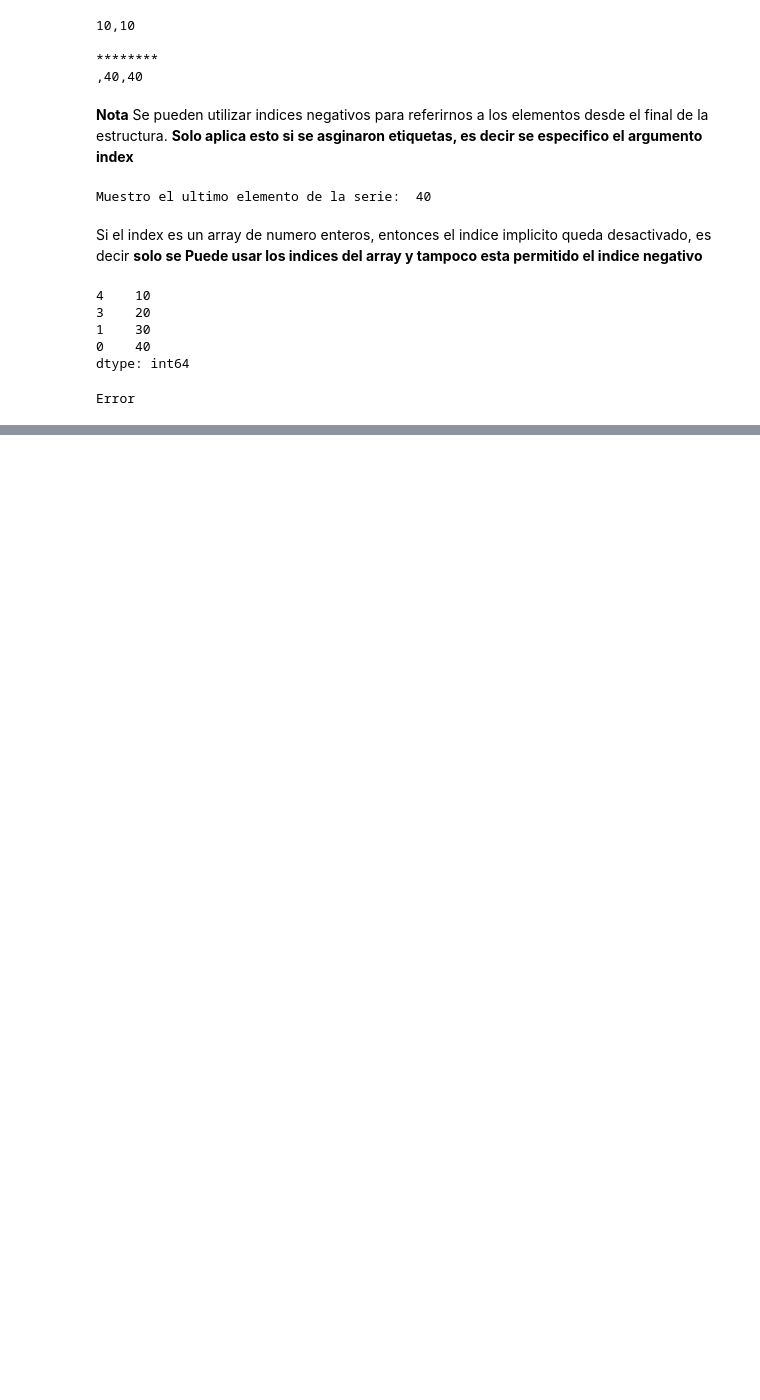
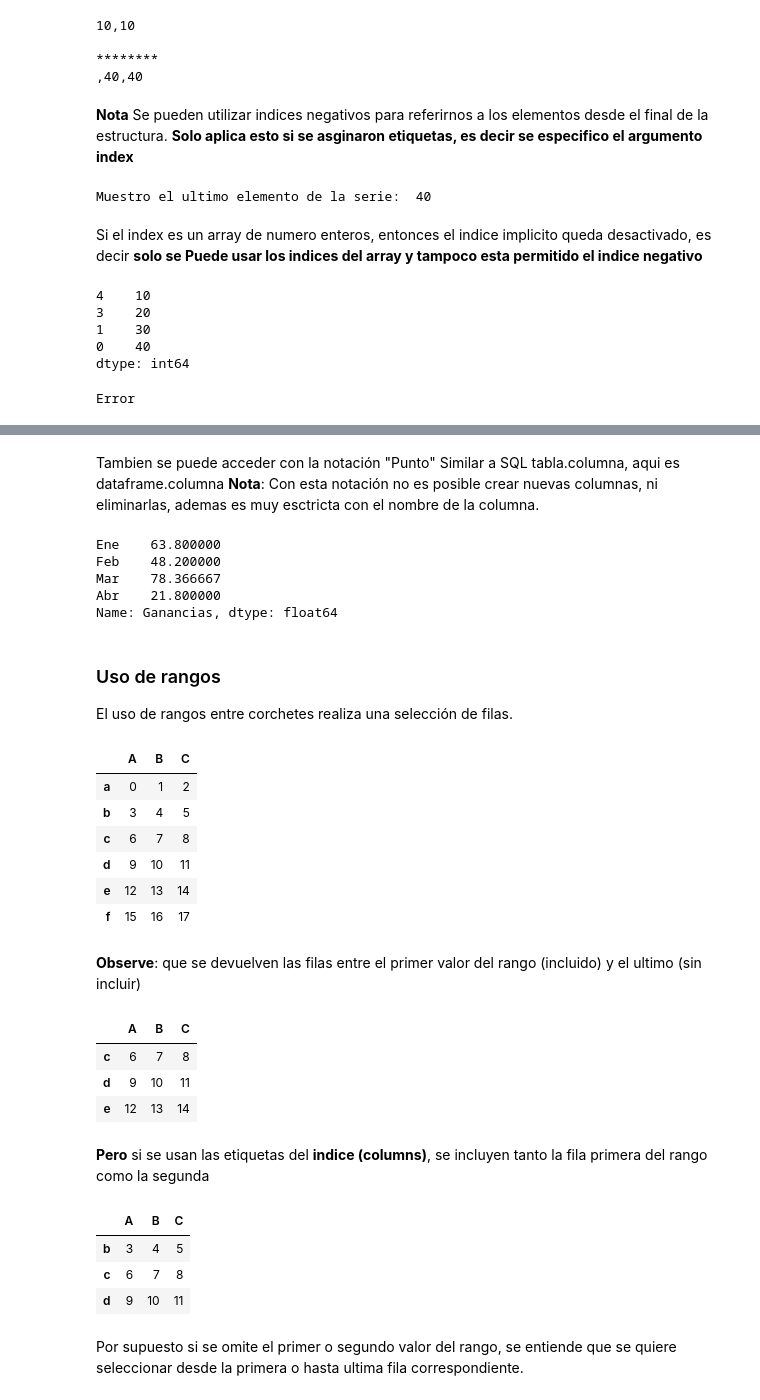
Before and after one commit to DanielMdevlop/PythonDataScience, a Jupyter notebook: Pandas/04Seleccion_Datos.ipynb, the cells around one changed output, grey strips where cells are left out. Drawn from its saved outputs; the diff is of its cells as text; code cells hidden in the pictures; blank space fills up the shorter version.

```diff
--- a/Pandas/04Seleccion_Datos.ipynb
+++ b/Pandas/04Seleccion_Datos.ipynb
@@ -73,0 +558,48 @@ Error
+# %% [markdown]
+Tambien se puede acceder con la notación "Punto" Similar a SQL tabla.columna, aqui es dataframe.columna
+**Nota**: Con esta notación no es posible crear nuevas columnas, ni eliminarlas, ademas es muy esctricta con el nombre de la columna.
+# %%
+ventas.Ganancias
+# %% [output]
+Ene    63.800000
+Feb    48.200000
+Mar    78.366667
+Abr    21.800000
+Name: Ganancias, dtype: float64
+# %% [markdown]
+### Uso de rangos
+
+El uso de rangos entre corchetes realiza una selección de filas.
+# %%
+df = pd.DataFrame(np.arange(18).reshape([6,3]),
+                 index= ["a", "b", "c", "d", "e", "f"],
+                 columns=["A", "B", "C"])
+df
+# %% [output]
+|  | A | B | C |
+| a | 0 | 1 | 2 |
+| b | 3 | 4 | 5 |
+| c | 6 | 7 | 8 |
+| d | 9 | 10 | 11 |
+| e | 12 | 13 | 14 |
+| f | 15 | 16 | 17 |
+# %% [markdown]
+**Observe**: que se devuelven las filas entre el primer valor del rango (incluido) y el ultimo (sin incluir)
+# %%
+df[2:5]
+# %% [output]
+|  | A | B | C |
+| c | 6 | 7 | 8 |
+| d | 9 | 10 | 11 |
+| e | 12 | 13 | 14 |
+# %% [markdown]
+**Pero** si se usan las etiquetas del **indice (columns)**, se incluyen tanto la fila primera del rango como la segunda
+# %%
+df["b":"d"]
+# %% [output]
+|  | A | B | C |
+| b | 3 | 4 | 5 |
+| c | 6 | 7 | 8 |
+| d | 9 | 10 | 11 |
+# %% [markdown]
+Por supuesto si se omite el primer o segundo valor del rango, se entiende que se quiere seleccionar desde la primera o hasta ultima fila correspondiente.
```
Also changed, not shown: parts of 150 cells of this notebook.
